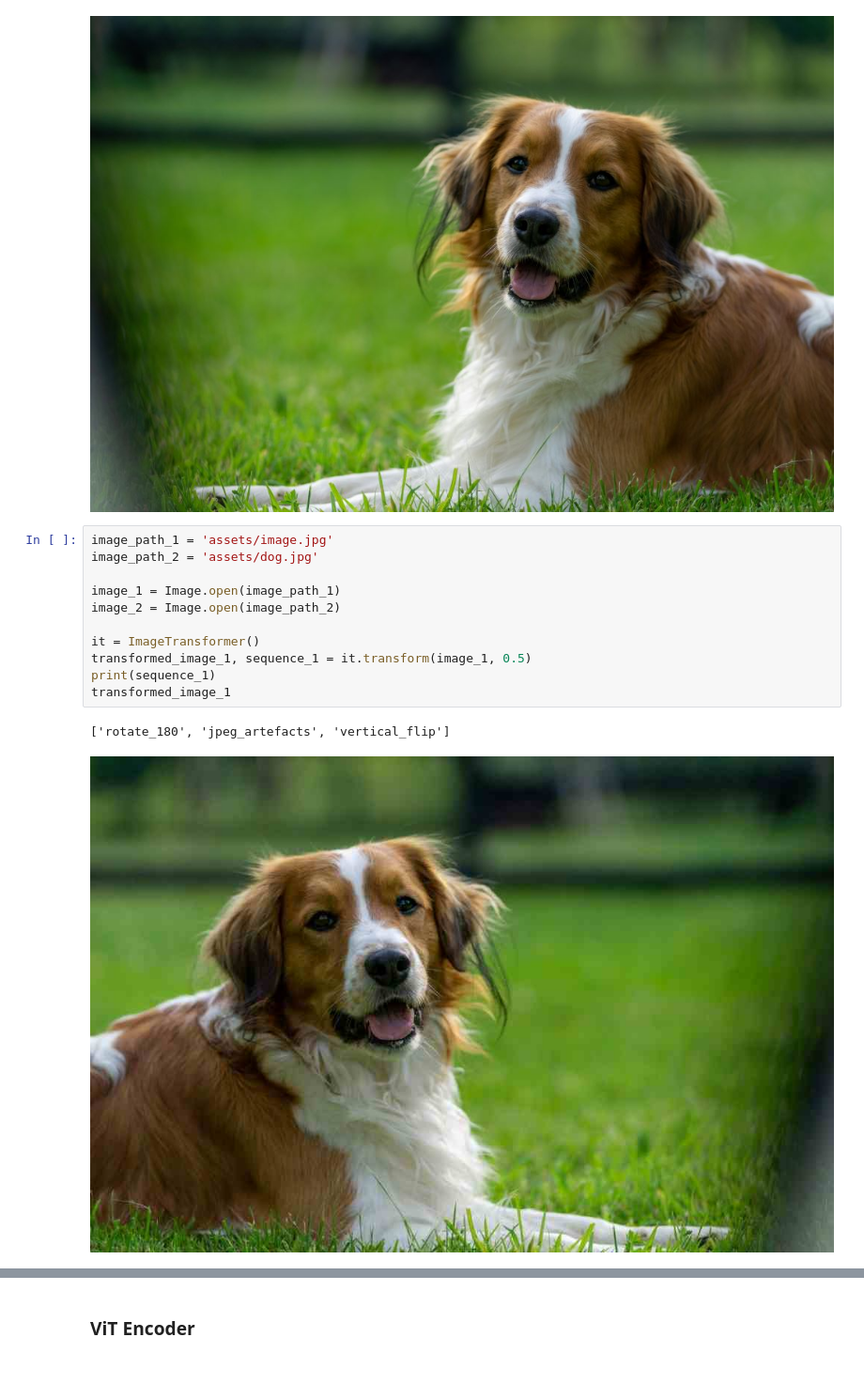
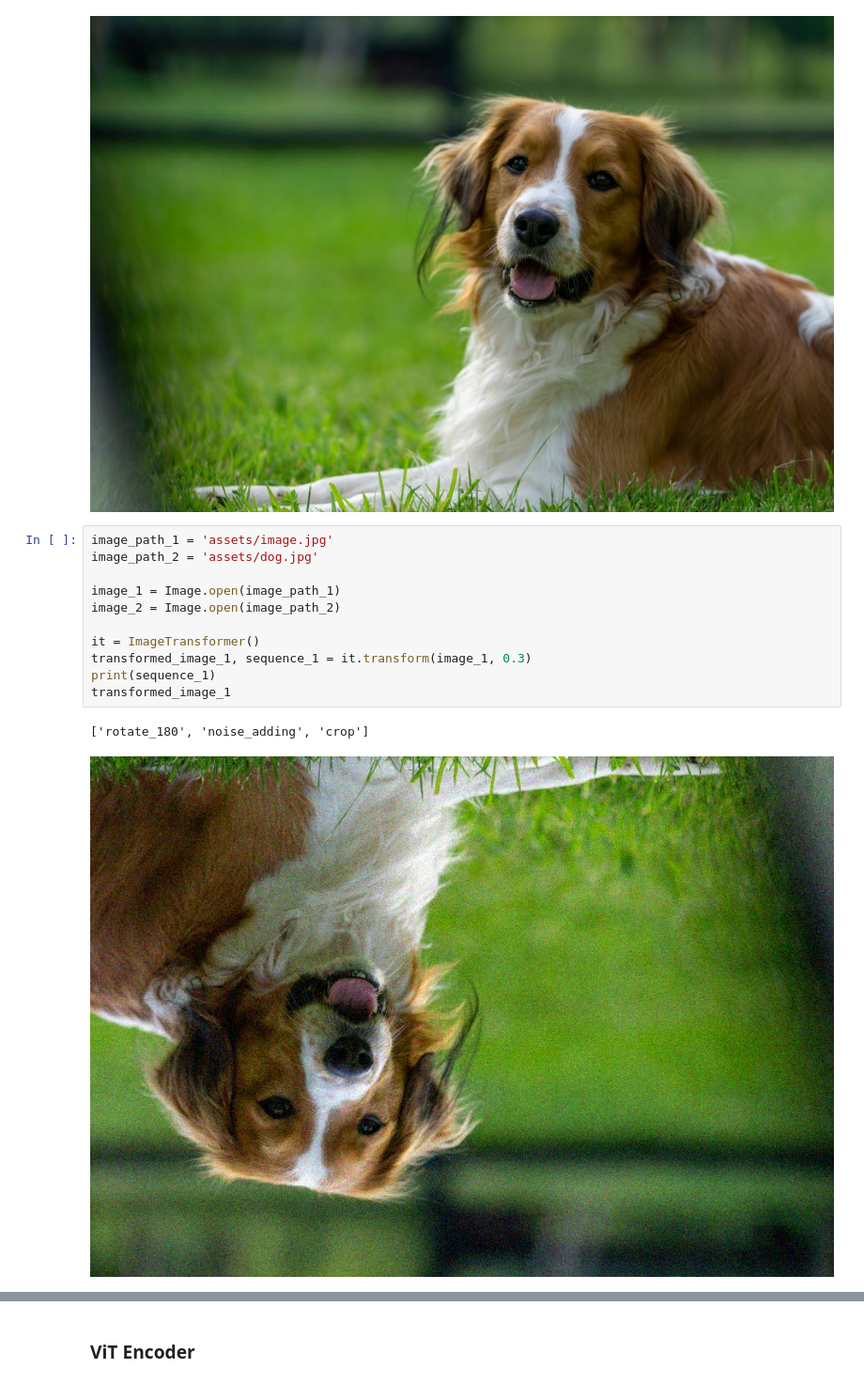
Before and after one commit to DorinDaniil/Image-Transform-Predict, a Jupyter notebook: testing_model.ipynb, the cells around one changed output, grey strips where cells are left out. Shown at 94% size. Drawn from its saved outputs; the diff is of its cells as text.

```diff
--- a/testing_model.ipynb
+++ b/testing_model.ipynb
@@ -48,17 +67,17 @@ image_1
 # %%
 image_path_1 = 'assets/image.jpg'
 image_path_2 = 'assets/dog.jpg'
 
 image_1 = Image.open(image_path_1)
 image_2 = Image.open(image_path_2)
 
 it = ImageTransformer()
-transformed_image_1, sequence_1 = it.transform(image_1, 0.5)
+transformed_image_1, sequence_1 = it.transform(image_1, 0.3)
 print(sequence_1)
 transformed_image_1
 # %% [output]
-['rotate_180', 'jpeg_artefacts', 'vertical_flip']
+['rotate_180', 'noise_adding', 'crop']
-[figure, old version]
+[figure, new version]
 # %%
 image_tensor_1 = preprocess(image_1).unsqueeze(0)
 image_tensor_2 = preprocess(image_2).unsqueeze(0)
```
Also changed, not shown: parts of 18 cells of this notebook, 8 other files.
